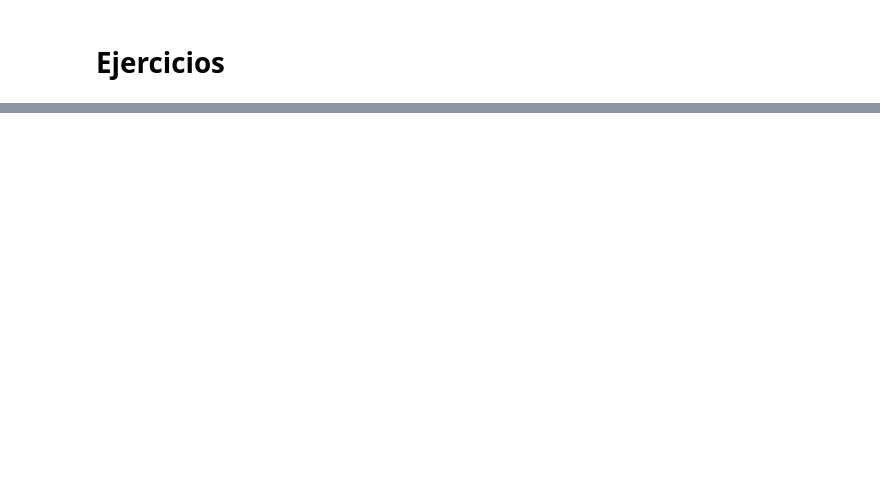
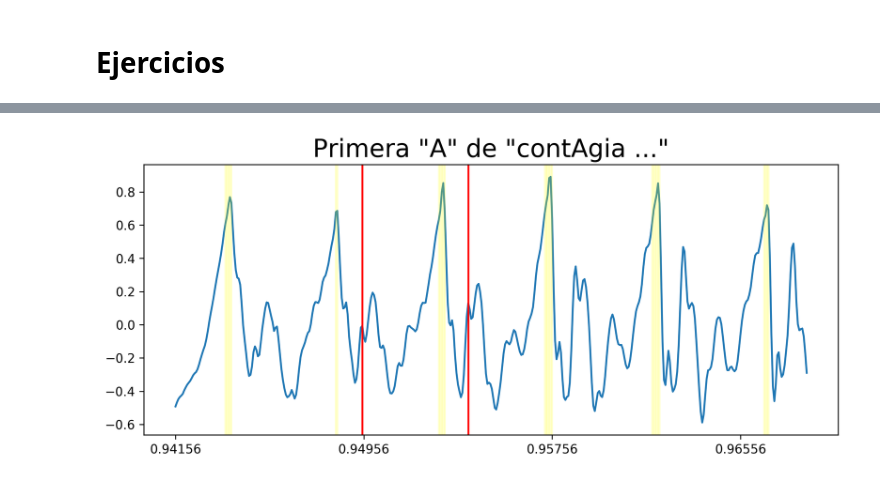
Before and after one commit to tbert12/6674-signals-systems, a Jupyter notebook: tp/ejercicios.ipynb, the cells around one changed output, grey strips where cells are left out. Drawn from its saved outputs; the diff is of its cells as text; code cells hidden in the pictures; blank space fills up the shorter version.

```diff
--- a/tp/ejercicios.ipynb
+++ b/tp/ejercicios.ipynb
@@ -40,0 +69,32 @@ Hacer DFT del segmentos y de ahi sacar los coeficientes de Fourier
+# %%
+# Tomo a
+a1 = Letter.LETTERS_POSITION[4]
+
+def plot_letter(letter: Letter, tittle = None, threeshold = 0.6):
+    X_l = X[int(letter.start*FS):int(letter.end*FS)]
+    Y_l = Y[int(letter.start*FS):int(letter.end*FS)]
+
+    X_middle = X_l[:len(X_l)//2] # Me quedo con la mitad par ver de cerca
+    Y_middle = Y_l[:len(Y_l)//2]
+
+    plt.title(tittle if tittle != None else "Letra {}".format(letter.char), fontsize=20)
+    plt.plot(X_middle, Y_middle)
+
+    plt.xticks(np.arange(min(X_middle), max(X_middle), 0.008))
+
+    # Marco ls picos mas altos
+    for x, y in zip(X_middle, Y_middle):
+        if y > threeshold:
+            x = plt.axvline(x=x, color="yellow", alpha=0.2)
+    return X_l, Y_l
+
+
+(X_a1, Y_a1) = plot_letter(a1, r'Primera "A" de "contAgia ..."')
+
+# Busco periodo "a mano"
+plt.axvline(x=0.9495, color="red")
+plt.axvline(x=0.9495 + 0.00451, color="red")
+
+plt.show()
+# %% [output]
+[figure, added]
```
Also changed, not shown: parts of 29 cells of this notebook, 6 other files.
